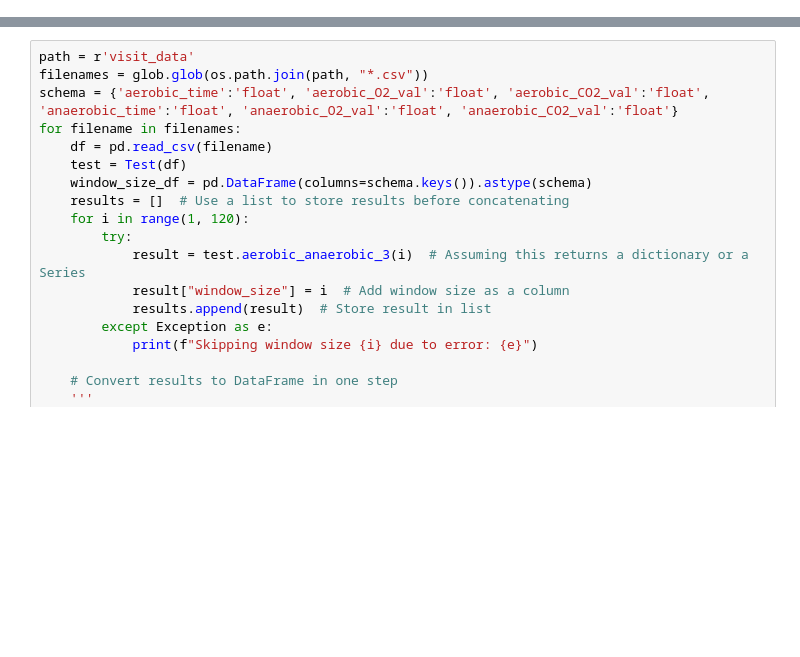
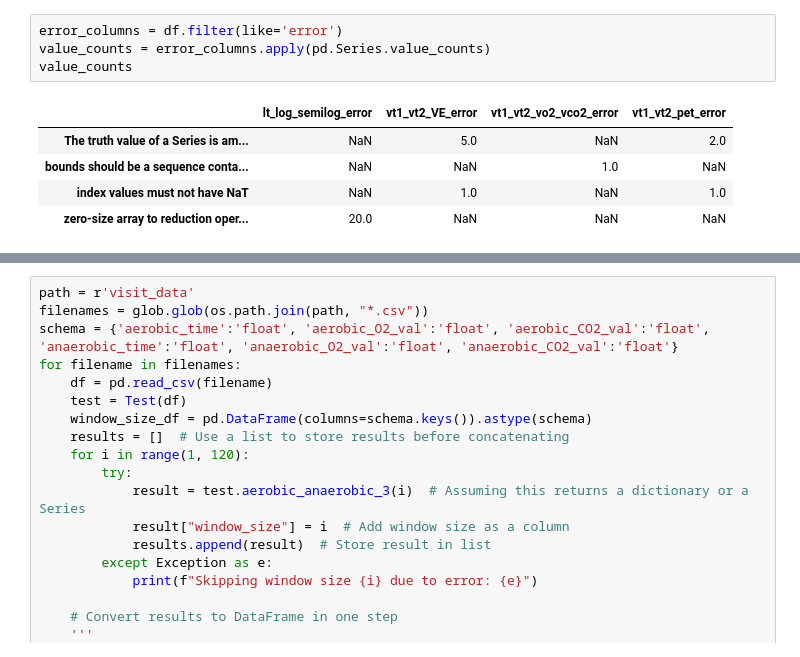
Before and after one commit to myschne/SI485Project, a Jupyter notebook: test_class.ipynb, the cells around one changed output, grey strips where cells are left out. Cells and saved outputs as stored; diff of their text form; blank space fills up the shorter version.

```diff
--- a/test_class.ipynb
+++ b/test_class.ipynb
@@ -545,0 +571,10 @@ for filename in filenames:
+# %%
+error_columns = df.filter(like='error')
+value_counts = error_columns.apply(pd.Series.value_counts)
+value_counts
+# %% [output]
+|  | lt_log_semilog_error | vt1_vt2_VE_error | vt1_vt2_vo2_vco2_error | vt1_vt2_pet_error |
+| The truth value of a Series is am... | NaN | 5.0 | NaN | 2.0 |
+| bounds should be a sequence conta... | NaN | NaN | 1.0 | NaN |
+| index values must not have NaT | NaN | 1.0 | NaN | 1.0 |
+| zero-size array to reduction oper... | 20.0 | NaN | NaN | NaN |
```
Also changed, not shown: parts of 7 cells of this notebook.
